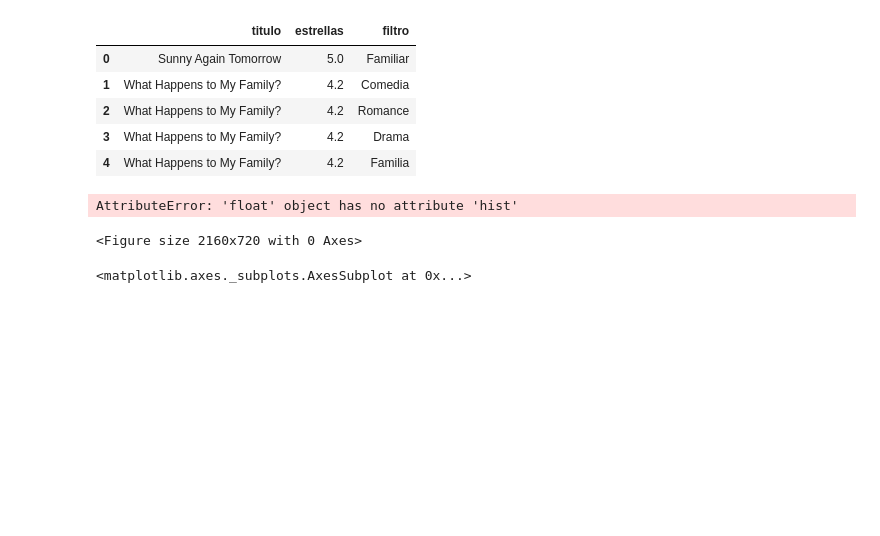
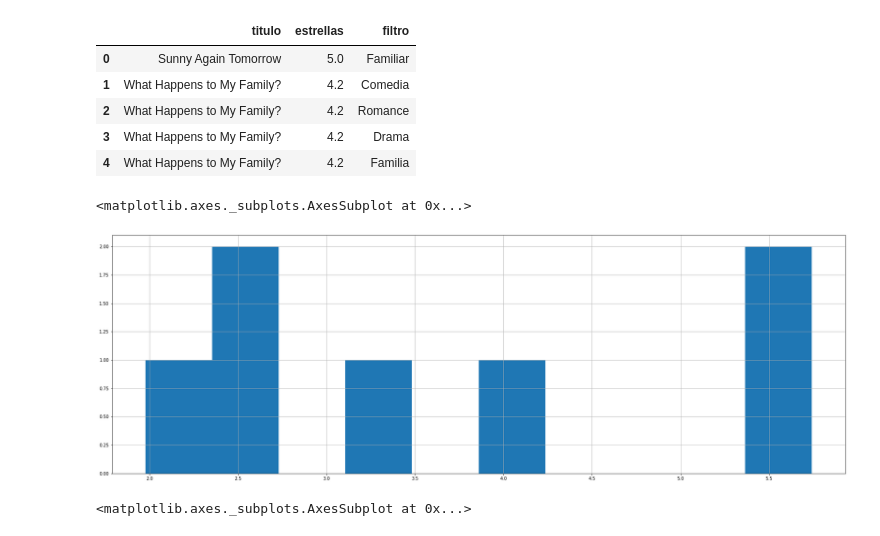
Before and after one commit to 2019-B-GR1-Python/py-silva-garcia-andrea-guiomar, a Jupyter notebook: Deberes/Informe_doramas.ipynb, the cells around one changed output. Cells and saved outputs as stored; diff of their text form; code cells hidden in the pictures; blank space fills up the shorter version.

```diff
--- a/Deberes/Informe_doramas.ipynb
+++ b/Deberes/Informe_doramas.ipynb
@@ -59,12 +59,12 @@ df3_completo_pickle.head()
 # %%
 fig = plt.figure(figsize=(30,10))
 
 
 #df_completo_pickle.visitas[df_completo_pickle.Titulo== "Boys Before Flowers"].value_counts(normalize = True).plot(kind='bar',alpha=0.5)
-df_completo_pickle['visitas'].mean().hist()
+df_completo_pickle['visitas'].hist()
 # %% [output]
-AttributeError: 'float' object has no attribute 'hist'
+<matplotlib.axes._subplots.AxesSubplot at 0x...>
-<Figure size 2160x720 with 0 Axes>
+[figure, added]
 # %%
 
 df_completo_pickle['visitas'].plot(kind='pie')
```
